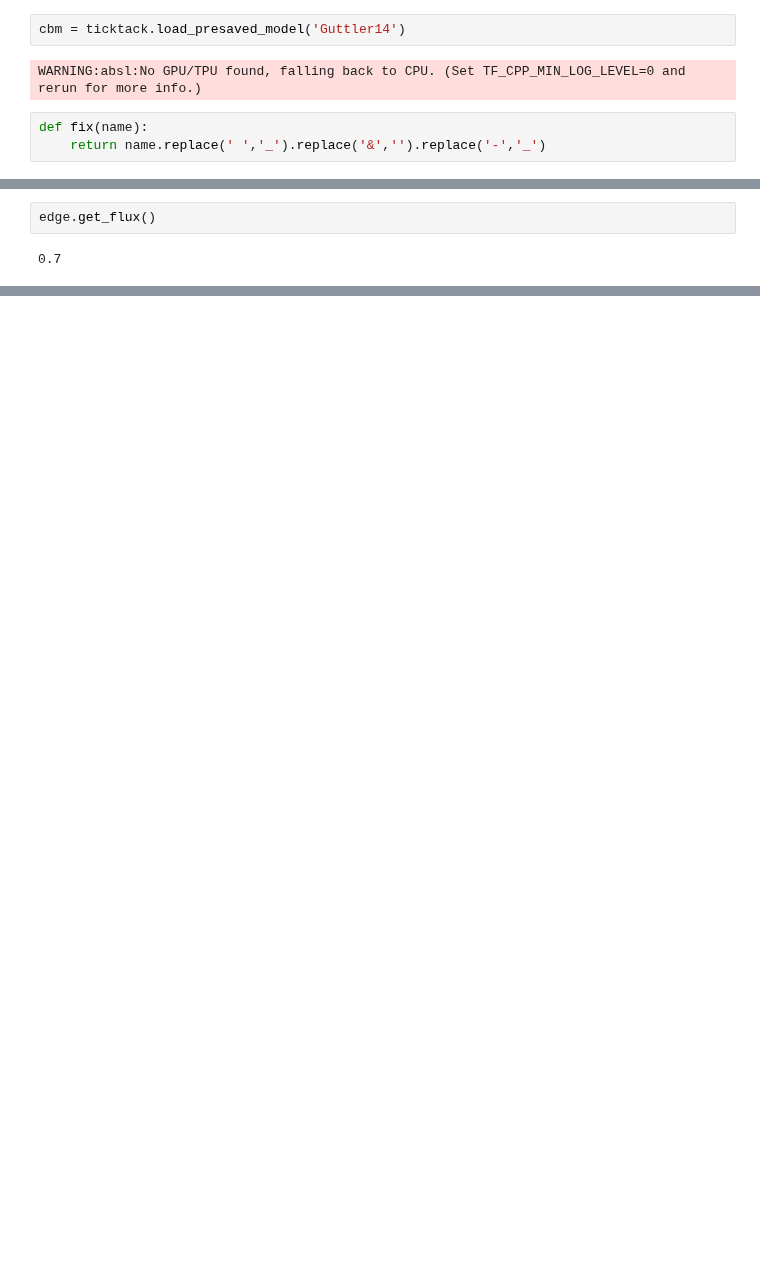
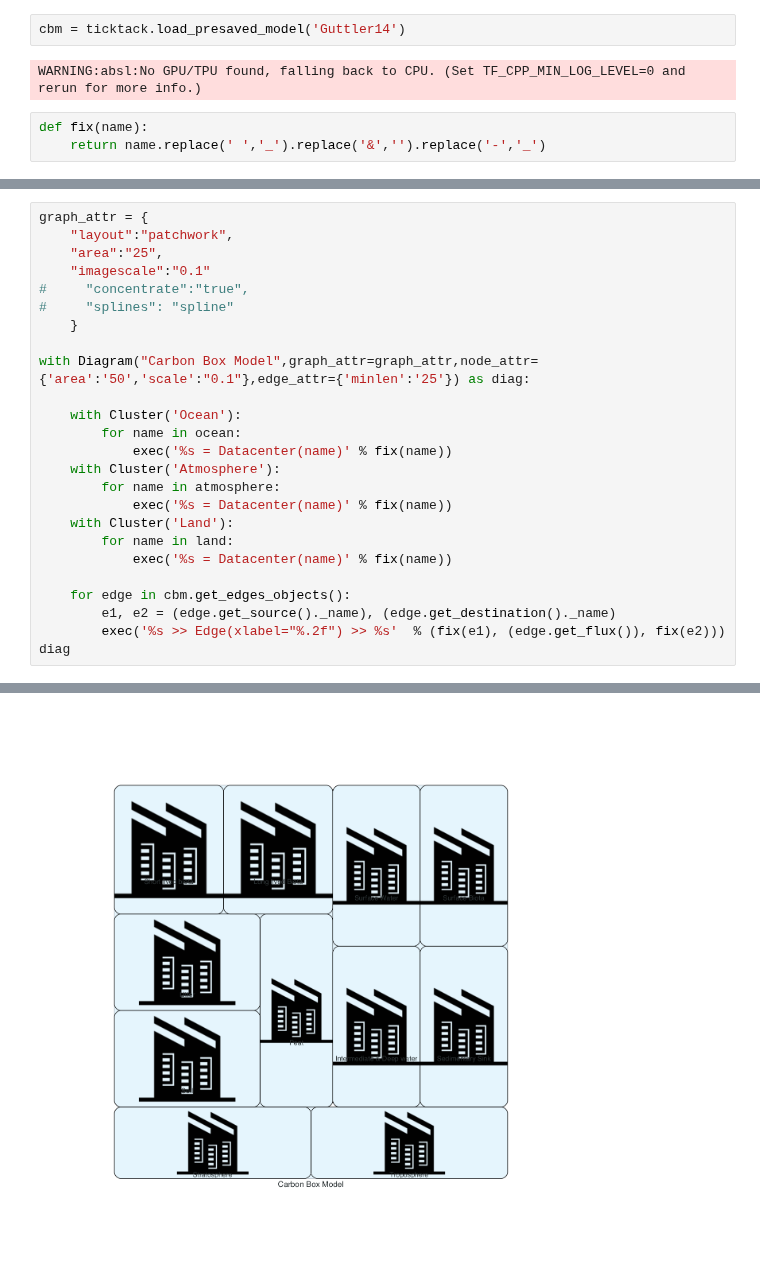
Before and after one commit to SharmaLlama/ticktack, a Jupyter notebook: notebooks/diagrams.ipynb, the cells around one changed output, grey strips where cells are left out. Drawn from its saved outputs; the diff is of its cells as text; blank space fills up the shorter version.

```diff
--- a/notebooks/diagrams.ipynb
+++ b/notebooks/diagrams.ipynb
@@ -30,4 +66,26 @@ Warning: Orthogonal edges do not currently handle edge labels. Try using xlabels
-# %%
-edge.get_flux()
-# %% [output]
-0.7
+# %%
+graph_attr = {
+    "layout":"patchwork",
+    "area":"25",
+    "imagescale":"0.1"
+#     "concentrate":"true",
+#     "splines": "spline"
+    }
+
+with Diagram("Carbon Box Model",graph_attr=graph_attr,node_attr={'area':'50','scale':"0.1"},edge_attr={'minlen':'25'}) as diag:
+
+    with Cluster('Ocean'):
+        for name in ocean:
+            exec('%s = Datacenter(name)' % fix(name))
+    with Cluster('Atmosphere'):
+        for name in atmosphere:
+            exec('%s = Datacenter(name)' % fix(name))
+    with Cluster('Land'):
+        for name in land:
+            exec('%s = Datacenter(name)' % fix(name))
+
+    for edge in cbm.get_edges_objects():
+        e1, e2 = (edge.get_source()._name), (edge.get_destination()._name)
+        exec('%s >> Edge(xlabel="%.2f") >> %s'  % (fix(e1), (edge.get_flux()), fix(e2)))
+diag
+# %% [output]
@@ -33,0 +94 @@ edge.get_flux()
+[figure, added]
```
Also changed, not shown: parts of 6 cells of this notebook.
